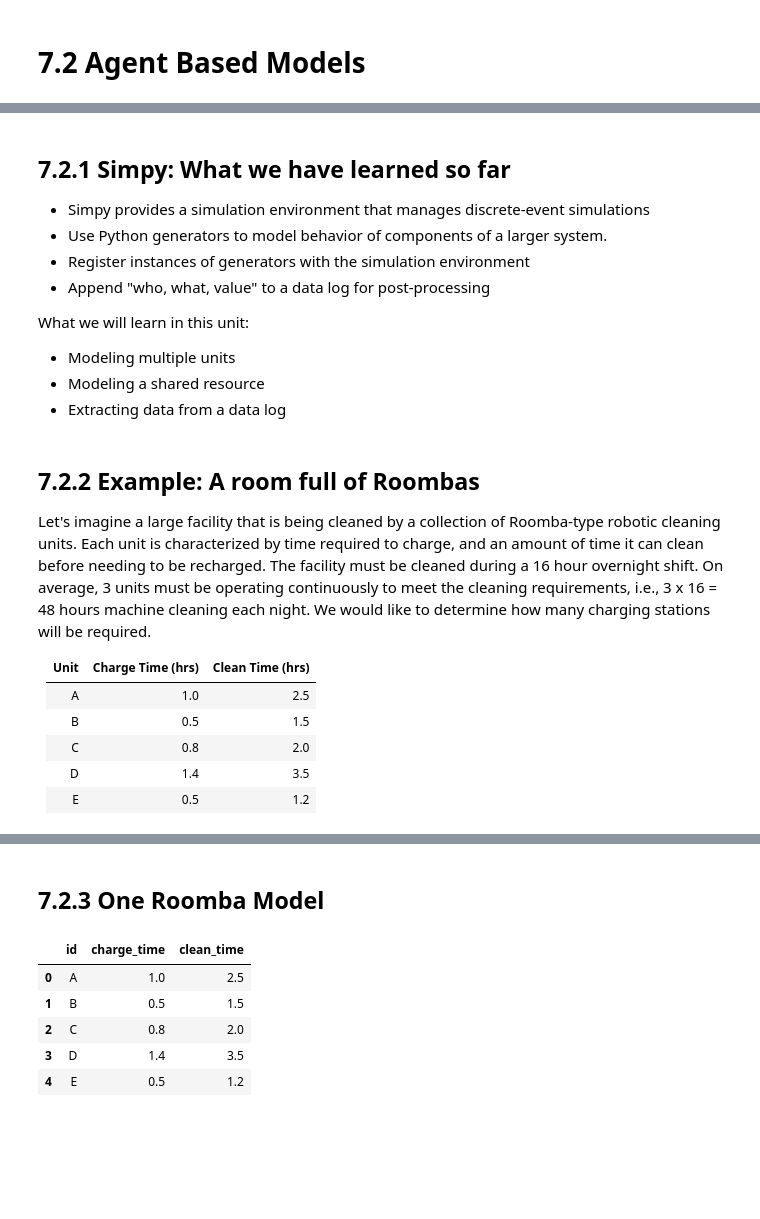
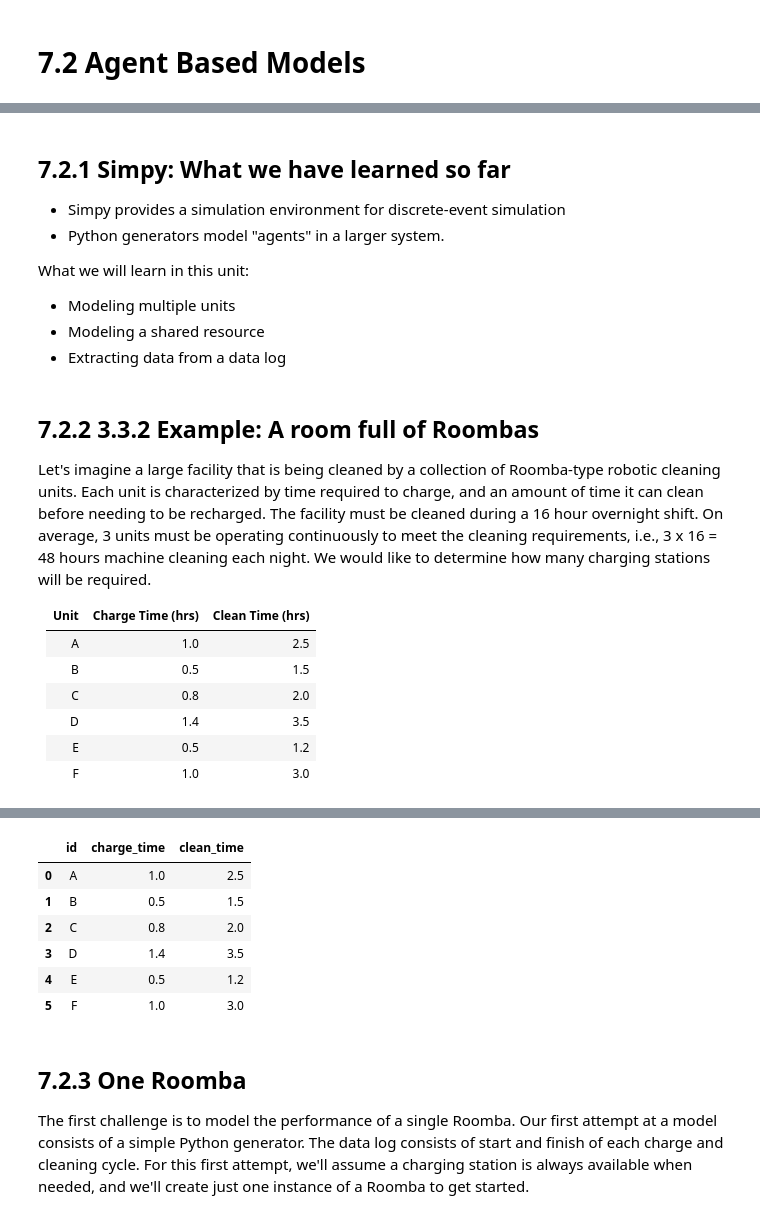
Before and after one commit to jckantor/cbe30338-2021, a Jupyter notebook: docs/07.02-Agent-Based-Models.ipynb, the cells around one changed output, grey strips where cells are left out. Drawn from its saved outputs; the diff is of its cells as text; code cells hidden in the pictures; blank space fills up the shorter version.

```diff
--- a/docs/07.02-Agent-Based-Models.ipynb
+++ b/docs/07.02-Agent-Based-Models.ipynb
@@ -17,11 +14,8 @@ Successfully installed simpy-4.0.1
 # %% [markdown]
 ## 7.2.1 Simpy: What we have learned so far
 
-* Simpy provides a simulation environment that manages discrete-event simulations
-* Use Python generators to model behavior of components of a larger system.
-* Register instances of generators with the simulation environment
-* Append "who, what, value" to a data log for post-processing
-
+* Simpy provides a simulation environment for discrete-event simulation
+* Python generators model "agents" in a larger system.
 
 What we will learn in this unit:
 
@@ -29,7 +23,7 @@ What we will learn in this unit:
 * Modeling a shared resource
 * Extracting data from a data log
 # %% [markdown]
-## 7.2.2 Example: A room full of Roombas
+## 7.2.2 3.3.2 Example: A room full of Roombas
 
 Let's imagine a large facility that is being cleaned by a collection of Roomba-type robotic cleaning units.  Each unit is characterized by time required to charge, and an amount of time it can clean before needing to be recharged. The facility must be cleaned during a 16 hour overnight shift. On average, 3 units must be operating continuously to meet the cleaning requirements, i.e., 3 x 16 = 48 hours machine cleaning each night. We would like to determine how many charging stations will be required.
 
@@ -40,27 +34,28 @@ Let's imagine a large facility that is being cleaned by a collection of Roomba-t
 | C | 0.8 | 2.0 |
 | D | 1.4 | 3.5 |
 | E | 0.5 | 1.2 |
+| F | 1.0 | 3.0 |
 # %% [markdown]
 ![roomba](https://upload.wikimedia.org/wikipedia/commons/2/27/%D0%A0%D0%BE%D0%B1%D0%BE%D1%82_%D0%BF%D1%8B%D0%BB%D0%B5%D1%81%D0%BE%D1%81_Roomba_780.jpg)
-# %% [markdown]
-## 7.2.3 One Roomba Model
 # %%
 import pandas as pd
 
 roomba_data = [
     ["A", 1.0, 2.5],
     ["B", 0.5, 1.5],
     ["C", 0.8, 2.0],
     ["D", 1.4, 3.5],
     ["E", 0.5, 1.2],
+    ["F", 1.0, 3.0],
 ]
 
 roomba_df = pd.DataFrame(roomba_data, columns=["id", "charge_time", "clean_time"])
 roomba_df
 # %% [output]
 |  | id | charge_time | clean_time |
 | 0 | A | 1.0 | 2.5 |
 | 1 | B | 0.5 | 1.5 |
 | 2 | C | 0.8 | 2.0 |
 | 3 | D | 1.4 | 3.5 |
 | 4 | E | 0.5 | 1.2 |
+| 5 | F | 1.0 | 3.0 |
@@ -85,0 +62,4 @@ display(df)
+# %% [markdown]
+## 7.2.3 One Roomba
+
+The first challenge is to model the performance of a single Roomba. Our first attempt at a model consists of a simple Python generator. The data log consists of start and finish of each charge and cleaning cycle. For this first attempt, we'll assume a charging station is always available when needed, and we'll create just one instance of a Roomba to get started.
```
Also changed, not shown: parts of 26 cells of this notebook, 17 other files.
